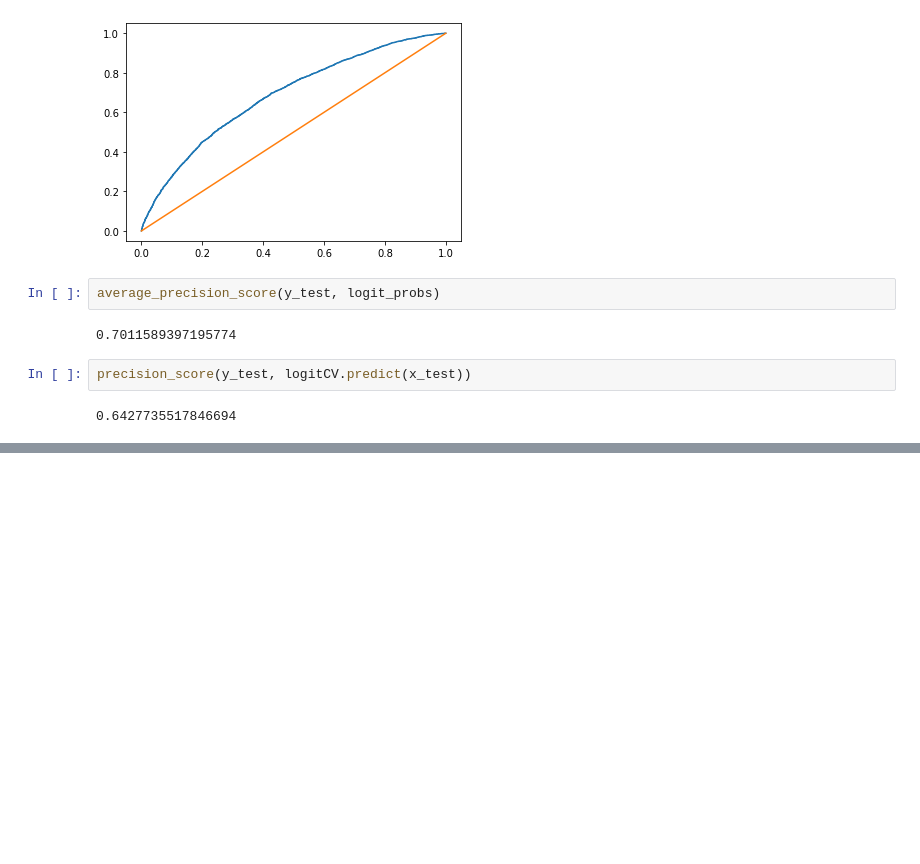
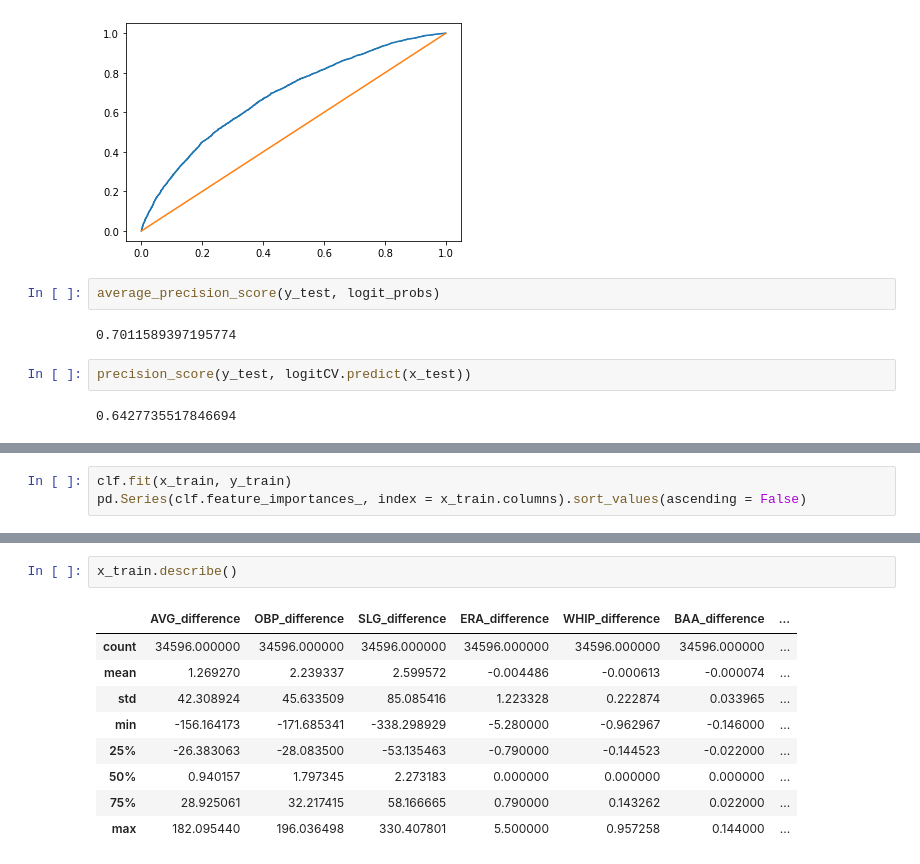
Before and after one commit to tjschaeffer/ds-340w, a Jupyter notebook: Baseball Outcomes.ipynb, the cells around one changed output, grey strips where cells are left out. Cells and saved outputs as stored; diff of their text form; blank space fills up the shorter version.

```diff
--- a/Baseball Outcomes.ipynb
+++ b/Baseball Outcomes.ipynb
@@ -320,0 +376,3 @@ precision_score(y_test, logitCV.predict(x_test))
+# %%
+clf.fit(x_train, y_train)
+pd.Series(clf.feature_importances_, index = x_train.columns).sort_values(ascending = False)
@@ -320,0 +413,12 @@ precision_score(y_test, logitCV.predict(x_test))
+# %%
+x_train.describe()
+# %% [output]
+|  | AVG_difference | OBP_difference | SLG_difference | ERA_difference | WHIP_difference | BAA_difference | ... |
+| count | 34596.000000 | 34596.000000 | 34596.000000 | 34596.000000 | 34596.000000 | 34596.000000 | ... |
+| mean | 1.269270 | 2.239337 | 2.599572 | -0.004486 | -0.000613 | -0.000074 | ... |
+| std | 42.308924 | 45.633509 | 85.085416 | 1.223328 | 0.222874 | 0.033965 | ... |
+| min | -156.164173 | -171.685341 | -338.298929 | -5.280000 | -0.962967 | -0.146000 | ... |
+| 25% | -26.383063 | -28.083500 | -53.135463 | -0.790000 | -0.144523 | -0.022000 | ... |
+| 50% | 0.940157 | 1.797345 | 2.273183 | 0.000000 | 0.000000 | 0.000000 | ... |
+| 75% | 28.925061 | 32.217415 | 58.166665 | 0.790000 | 0.143262 | 0.022000 | ... |
+| max | 182.095440 | 196.036498 | 330.407801 | 5.500000 | 0.957258 | 0.144000 | ... |
```
Also changed, not shown: parts of 31 cells of this notebook.
